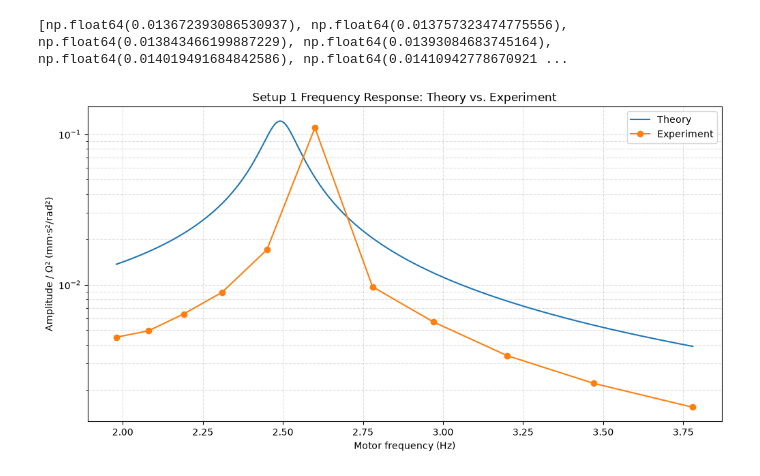
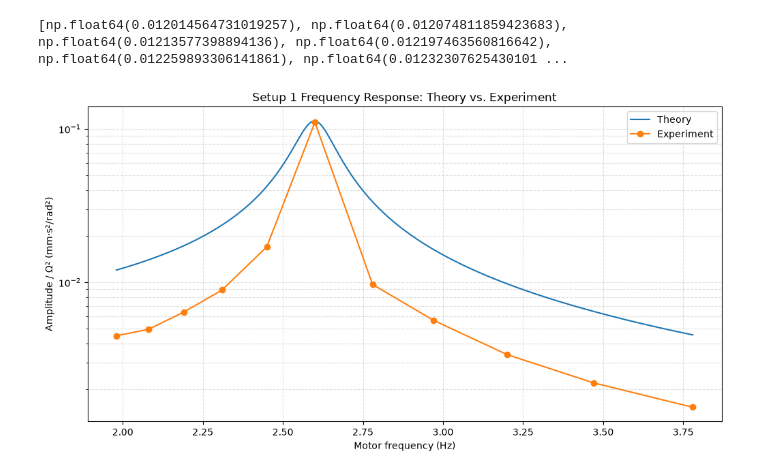
Before and after one commit to rcrym/mech-463-lab, a Jupyter notebook: notebooks/frf_setup_1.ipynb, the cells around one changed output. Drawn from its saved outputs; the diff is of its cells as text; code cells hidden in the pictures.

Commit message:
Added FFT pendulum absorption analysis, and forcing term fix to setup 1 FRF analysis

```diff
--- a/notebooks/frf_setup_1.ipynb
+++ b/notebooks/frf_setup_1.ipynb
@@ -23,7 +23,7 @@ fft_amplitudes_at_forcing_freqs = []
 
 sr = 240
 n_fft=2**18
-for i in range(12, 23):
+for i in motor_num_to_forcing_freq_hz.keys():
 
         forcing_freq_hz = motor_num_to_forcing_freq_hz[i]
 
@@ -88,37 +88,39 @@ plt.figure(figsize = (12, 6))
 # |MF| = 1/(2D)
 # X_peak = 1.2422 / (2D) mm
 # measured 30.0 mm at 2.60 Hz so
-D = 1.2422 / (2 * 30.0)
+forcing_term = (0.006 / 0.0444) * 10
+D = forcing_term / (2 * 30.0)
+natural_freq = 2.60
 theory_freqs = np.linspace(min(forcing_freqs_hz), max(forcing_freqs_hz), 500)
 theory_amplitudes = []
 for f in theory_freqs:
         omega = 2 * np.pi * f
-        n = omega / 15.661
+        n = omega / (2 * np.pi * natural_freq)
         abs_MF = n**2 / np.sqrt((1-n**2)**2 + (2 * D * n)**2)
-        X = 1.2422 * abs_MF
+        X = forcing_term * abs_MF
         theory_amplitudes.append((X / omega **2)) # / omega^2 so it
 print(theory_amplitudes)
 plt.plot(theory_freqs, theory_amplitudes, '-', label="Theory")
 plt.plot(forcing_freqs_hz, normalized_amp, '-o', label="Experiment")
 plt.legend()
 plt.xlabel('Motor frequency (Hz)')
 plt.ylabel('Amplitude / Ω² (mm·s²/rad²)')
 # plt.xlim(min(forcing_freqs_hz), max(forcing_freqs_hz))
 # rescale = 0.6
 # plt.ylim(1*rescale, max(normalized_amp)*(1+(1-rescale)))
 plt.yscale('log')
 plt.grid(True, which='both', linestyle='--', alpha=0.4)
 plt.title('Setup 1 Frequency Response: Theory vs. Experiment')
 plt.savefig("../plots/frf_setup_1.png", dpi=300, bbox_inches='tight')
 
 # plt.subplot(122)
 # plt.plot(t, (y - np.mean(y))*1000, 'r')
 # plt.xlabel('Time (s)')
 # plt.ylabel('Amplitude (mm)')
 # plt.ylim((min(y) - np.mean(y))*1000, (max(y)- np.mean(y))*1000)
 # plt.xlim(0, max(t))
 # plt.tight_layout()
 # plt.show()
 # %% [output]
-[np.float64(0.013672393086530937), np.float64(0.013757323474775556), np.float64(0.013843466199887229), np.float64(0.01393084683745164), np.float64(0.014019491684842586), np.float64(0.01410942778670921 ...
+[np.float64(0.012014564731019257), np.float64(0.012074811859423683), np.float64(0.01213577398894136), np.float64(0.012197463560816642), np.float64(0.012259893306141861), np.float64(0.01232307625430101 ...
-[figure, old version]
+[figure, new version]
```
Also changed, not shown: 2 other files.
